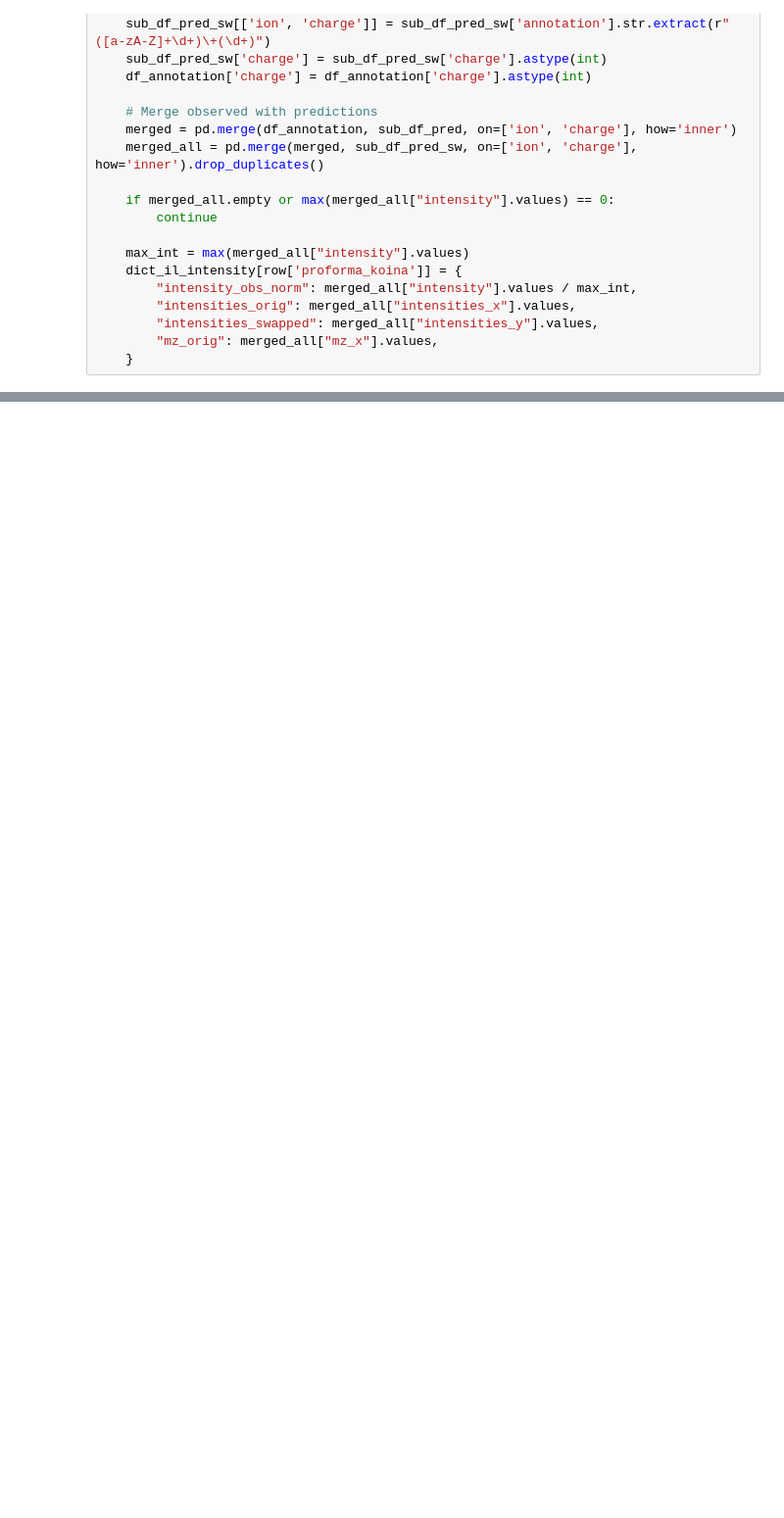
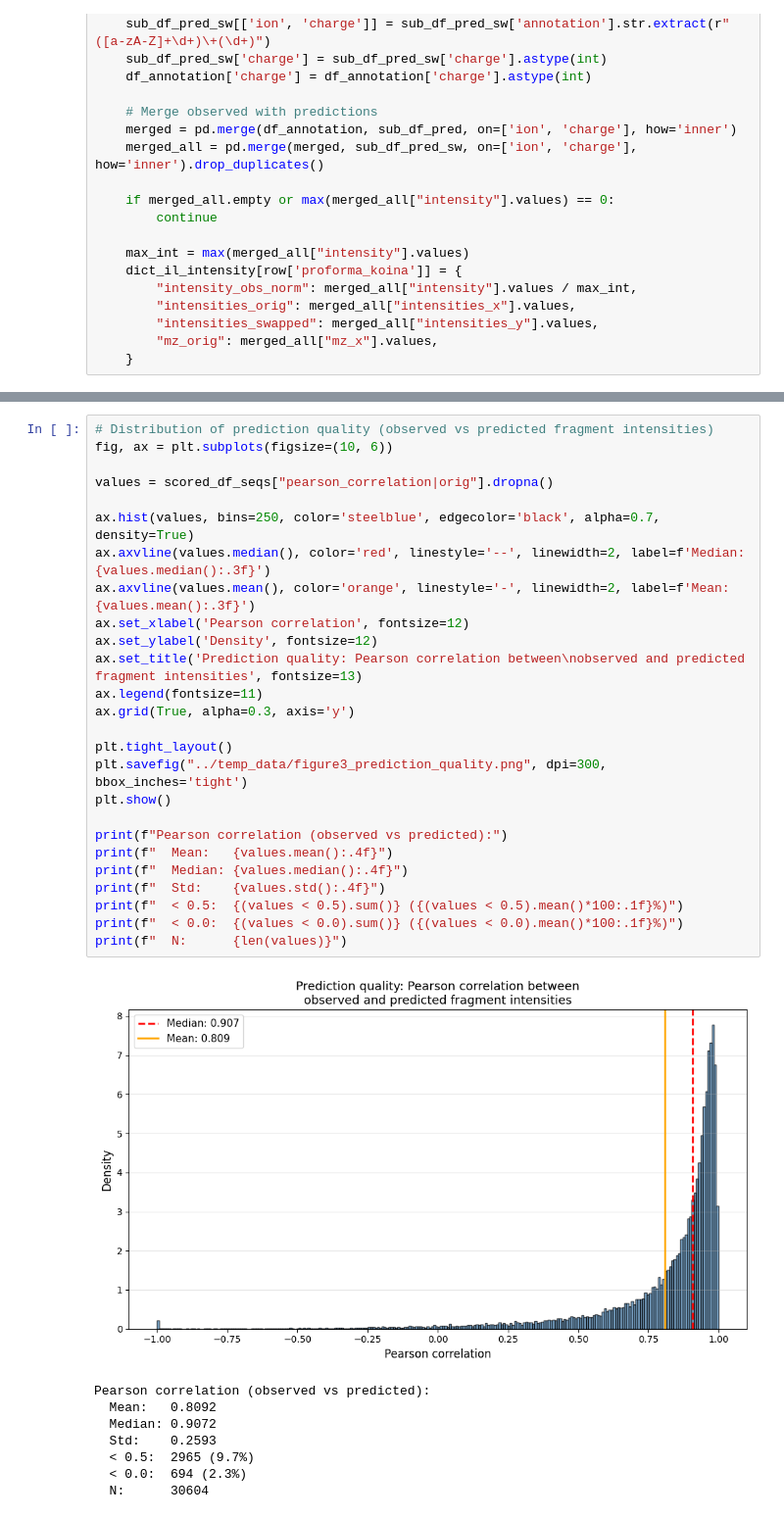
Before and after one commit to jlapin1/spectral_similarity, a Jupyter notebook: notebooks/figure3.ipynb, the cells around one changed output, grey strips where cells are left out. Shown at 98% size. Cells and saved outputs as stored; diff of their text form; blank space fills up the shorter version.

```diff
--- a/notebooks/figure3.ipynb
+++ b/notebooks/figure3.ipynb
@@ -504,0 +481,35 @@ mutual_information                 : 0.5025
+# %%
+# Distribution of prediction quality (observed vs predicted fragment intensities)
+fig, ax = plt.subplots(figsize=(10, 6))
+
+values = scored_df_seqs["pearson_correlation|orig"].dropna()
+
+ax.hist(values, bins=250, color='steelblue', edgecolor='black', alpha=0.7, density=True)
+ax.axvline(values.median(), color='red', linestyle='--', linewidth=2, label=f'Median: {values.median():.3f}')
+ax.axvline(values.mean(), color='orange', linestyle='-', linewidth=2, label=f'Mean: {values.mean():.3f}')
+ax.set_xlabel('Pearson correlation', fontsize=12)
+ax.set_ylabel('Density', fontsize=12)
+ax.set_title('Prediction quality: Pearson correlation between\nobserved and predicted fragment intensities', fontsize=13)
+ax.legend(fontsize=11)
+ax.grid(True, alpha=0.3, axis='y')
+
+plt.tight_layout()
+plt.savefig("../temp_data/figure3_prediction_quality.png", dpi=300, bbox_inches='tight')
+plt.show()
+
+print(f"Pearson correlation (observed vs predicted):")
+print(f"  Mean:   {values.mean():.4f}")
+print(f"  Median: {values.median():.4f}")
+print(f"  Std:    {values.std():.4f}")
+print(f"  < 0.5:  {(values < 0.5).sum()} ({(values < 0.5).mean()*100:.1f}%)")
+print(f"  < 0.0:  {(values < 0.0).sum()} ({(values < 0.0).mean()*100:.1f}%)")
+print(f"  N:      {len(values)}")
+# %% [output]
+[figure, added]
+Pearson correlation (observed vs predicted):
+  Mean:   0.8092
+  Median: 0.9072
+  Std:    0.2593
+  < 0.5:  2965 (9.7%)
+  < 0.0:  694 (2.3%)
+  N:      30604
```
Also changed, not shown: parts of 8 cells of this notebook, 5 other files.
